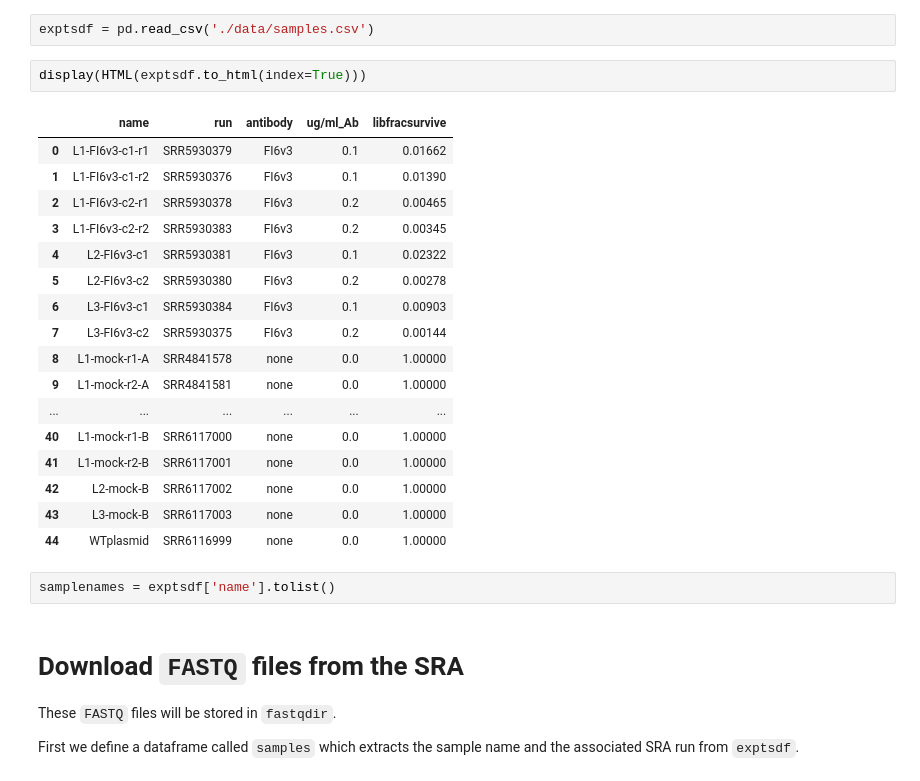
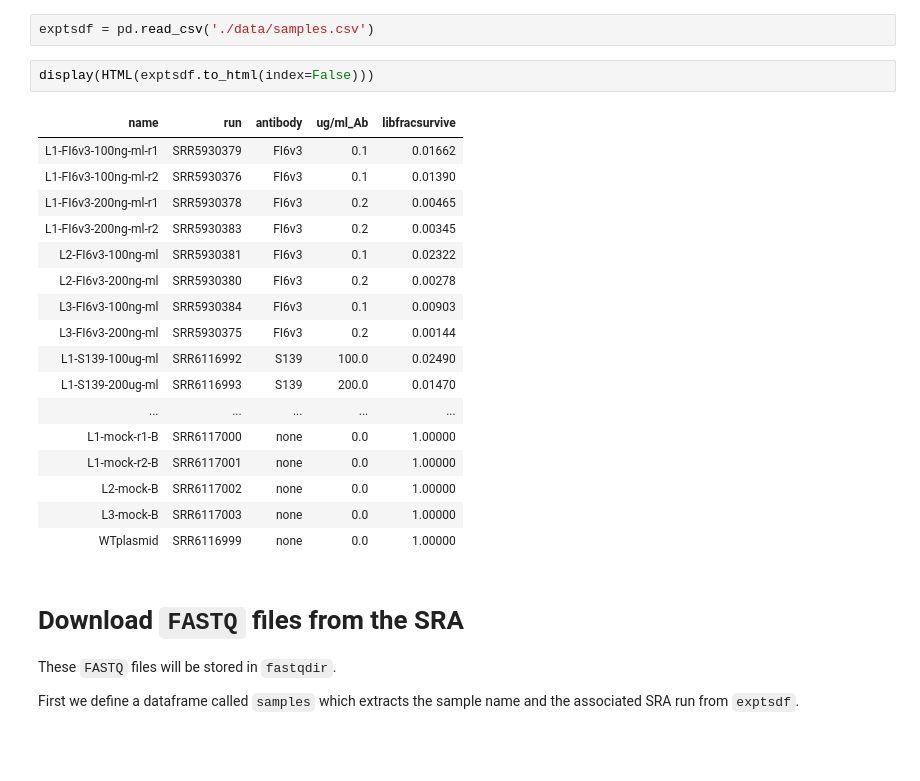
Before and after one commit to jbloomlab/HA_antibody_ease_of_escape, a Jupyter notebook: analysis_code/analysis_notebook.ipynb, the cells around one changed output. Cells and saved outputs as stored; diff of their text form; blank space fills up the shorter version.

Commit message:
Rename samples, add `FASTQ` files for other antibodies

```diff
--- a/analysis_code/analysis_notebook.ipynb
+++ b/analysis_code/analysis_notebook.ipynb
@@ -90,27 +92,25 @@ We will read the `csv` into a pandas dataframe that lists the sample names with
 # %%
 exptsdf = pd.read_csv('./data/samples.csv')
 # %%
-display(HTML(exptsdf.to_html(index=True)))
+display(HTML(exptsdf.to_html(index=False)))
 # %% [output]
-|  | name | run | antibody | ug/ml_Ab | libfracsurvive |
-| 0 | L1-FI6v3-c1-r1 | SRR5930379 | FI6v3 | 0.1 | 0.01662 |
-| 1 | L1-FI6v3-c1-r2 | SRR5930376 | FI6v3 | 0.1 | 0.01390 |
-| 2 | L1-FI6v3-c2-r1 | SRR5930378 | FI6v3 | 0.2 | 0.00465 |
-| 3 | L1-FI6v3-c2-r2 | SRR5930383 | FI6v3 | 0.2 | 0.00345 |
-| 4 | L2-FI6v3-c1 | SRR5930381 | FI6v3 | 0.1 | 0.02322 |
-| 5 | L2-FI6v3-c2 | SRR5930380 | FI6v3 | 0.2 | 0.00278 |
-| 6 | L3-FI6v3-c1 | SRR5930384 | FI6v3 | 0.1 | 0.00903 |
-| 7 | L3-FI6v3-c2 | SRR5930375 | FI6v3 | 0.2 | 0.00144 |
-| 8 | L1-mock-r1-A | SRR4841578 | none | 0.0 | 1.00000 |
-| 9 | L1-mock-r2-A | SRR4841581 | none | 0.0 | 1.00000 |
-| ... | ... | ... | ... | ... | ... |
-| 40 | L1-mock-r1-B | SRR6117000 | none | 0.0 | 1.00000 |
-| 41 | L1-mock-r2-B | SRR6117001 | none | 0.0 | 1.00000 |
-| 42 | L2-mock-B | SRR6117002 | none | 0.0 | 1.00000 |
-| 43 | L3-mock-B | SRR6117003 | none | 0.0 | 1.00000 |
-| 44 | WTplasmid | SRR6116999 | none | 0.0 | 1.00000 |
+| name | run | antibody | ug/ml_Ab | libfracsurvive |
+| L1-FI6v3-100ng-ml-r1 | SRR5930379 | FI6v3 | 0.1 | 0.01662 |
+| L1-FI6v3-100ng-ml-r2 | SRR5930376 | FI6v3 | 0.1 | 0.01390 |
+| L1-FI6v3-200ng-ml-r1 | SRR5930378 | FI6v3 | 0.2 | 0.00465 |
+| L1-FI6v3-200ng-ml-r2 | SRR5930383 | FI6v3 | 0.2 | 0.00345 |
+| L2-FI6v3-100ng-ml | SRR5930381 | FI6v3 | 0.1 | 0.02322 |
+| L2-FI6v3-200ng-ml | SRR5930380 | FI6v3 | 0.2 | 0.00278 |
+| L3-FI6v3-100ng-ml | SRR5930384 | FI6v3 | 0.1 | 0.00903 |
+| L3-FI6v3-200ng-ml | SRR5930375 | FI6v3 | 0.2 | 0.00144 |
+| L1-S139-100ug-ml | SRR6116992 | S139 | 100.0 | 0.02490 |
+| L1-S139-200ug-ml | SRR6116993 | S139 | 200.0 | 0.01470 |
+| ... | ... | ... | ... | ... |
+| L1-mock-r1-B | SRR6117000 | none | 0.0 | 1.00000 |
+| L1-mock-r2-B | SRR6117001 | none | 0.0 | 1.00000 |
+| L2-mock-B | SRR6117002 | none | 0.0 | 1.00000 |
+| L3-mock-B | SRR6117003 | none | 0.0 | 1.00000 |
+| WTplasmid | SRR6116999 | none | 0.0 | 1.00000 |
-# %%
-samplenames = exptsdf['name'].tolist()
 # %% [markdown]
 # Download `FASTQ` files from the SRA
 These `FASTQ` files will be stored in `fastqdir`.
```
Also changed, not shown: parts of 5 cells of this notebook, 1 other file.
